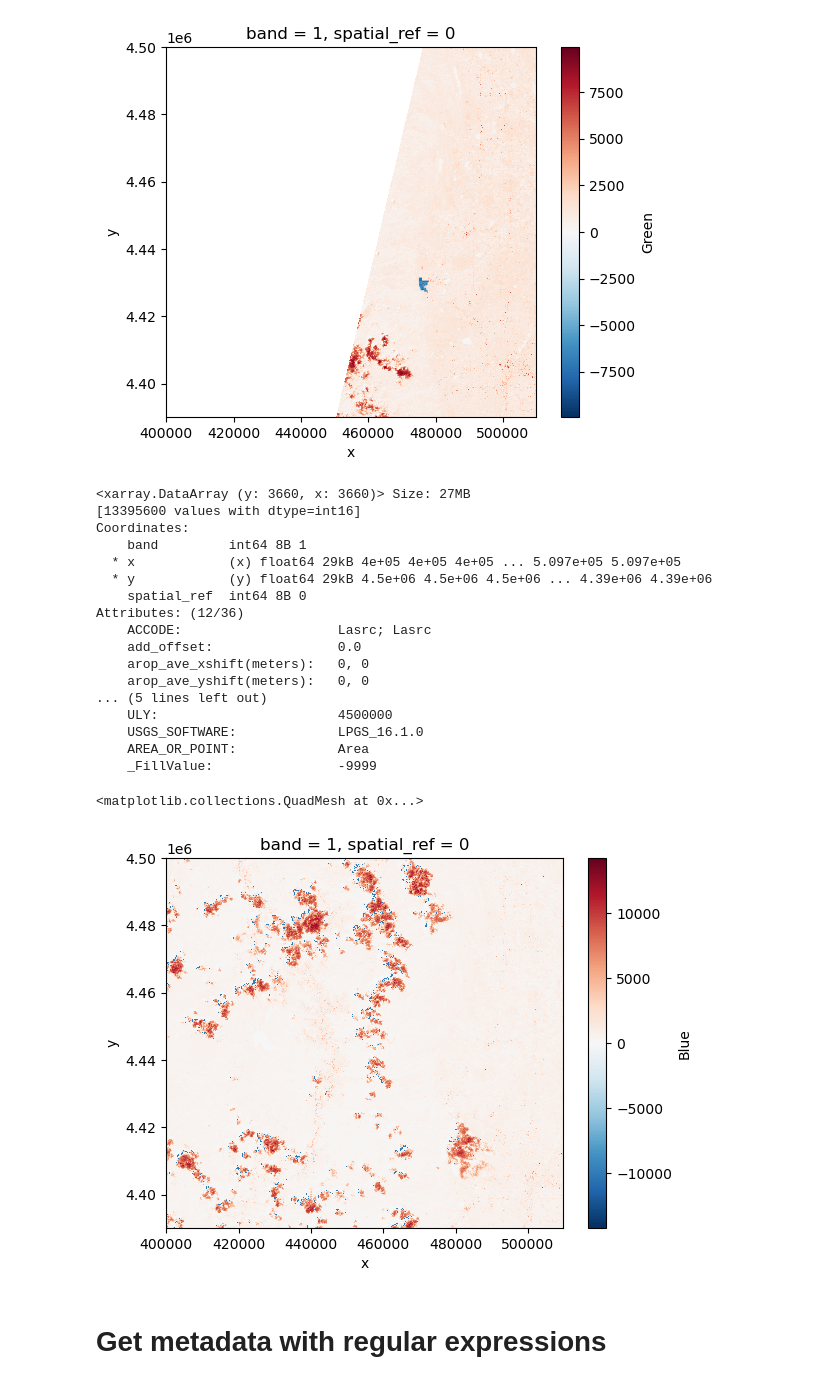
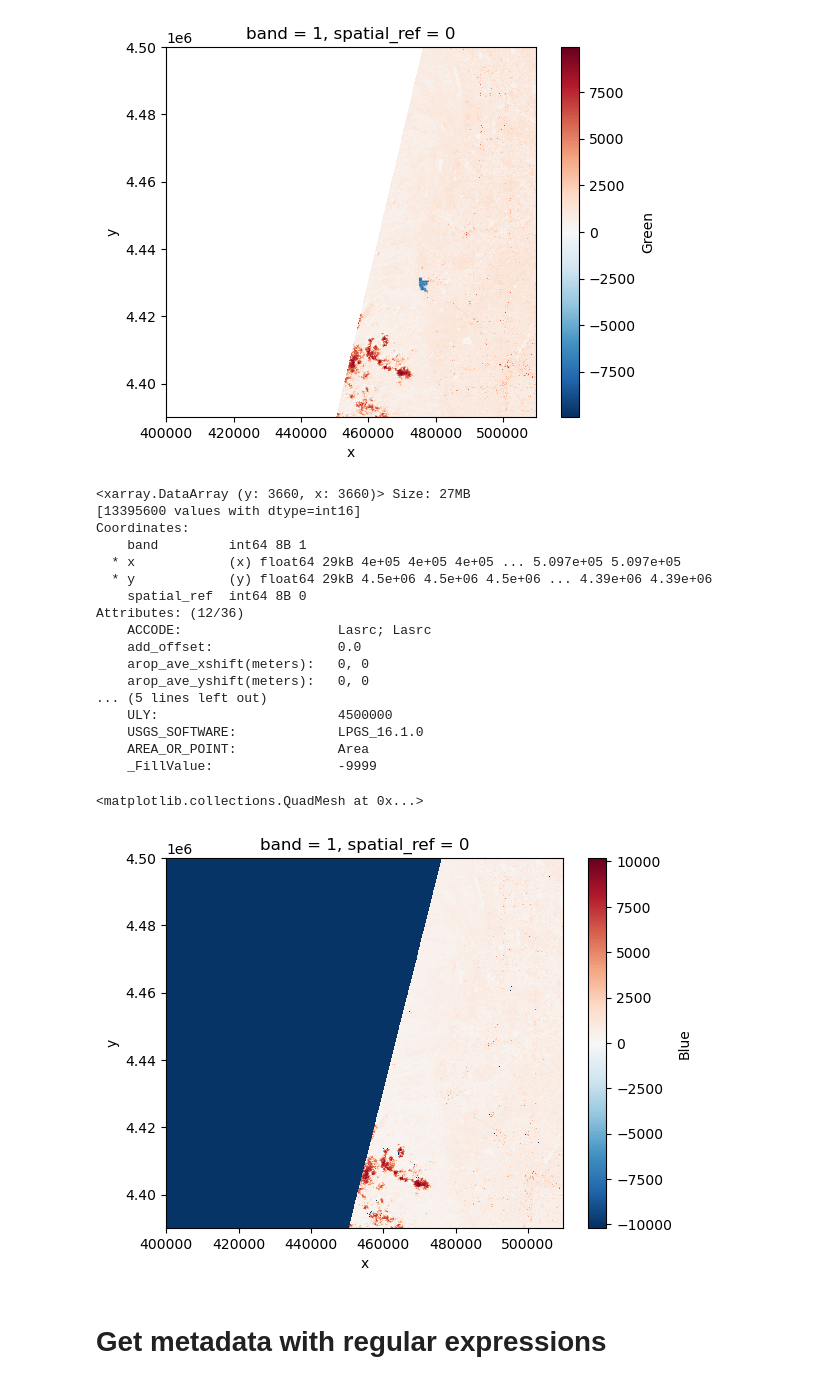
Before and after one commit to earthlab-education/fundamentals-04-redlining-hanried, a Jupyter notebook: notebooks/boulder-redlining.ipynb, the cells around one changed output. Cells and saved outputs as stored; diff of their text form; code cells hidden in the pictures.

Commit message:
tried to get my boulder_das to plot

```diff
--- a/notebooks/boulder-redlining.ipynb
+++ b/notebooks/boulder-redlining.ipynb
@@ -245,29 +245,30 @@ bld_redlining_gdf.to_crs(green_da.rio.crs).plot(ax = plt.gca())
 [figure]
 # %%
 # Import one tile of blue data, which is the B02 file
-blue_da = rxr.open_rasterio(boulder_files[19]).squeeze()
+blue_da = rxr.open_rasterio(boulder_files[13]).squeeze()
 display(blue_da)
 blue_da.plot()
+#bld_redlining_gdf.to_crs(blue_da.rio.crs).plot(ax = plt.gca())
 # %% [output]
 <xarray.DataArray (y: 3660, x: 3660)> Size: 27MB
 [13395600 values with dtype=int16]
 Coordinates:
     band         int64 8B 1
   * x            (x) float64 29kB 4e+05 4e+05 4e+05 ... 5.097e+05 5.097e+05
   * y            (y) float64 29kB 4.5e+06 4.5e+06 4.5e+06 ... 4.39e+06 4.39e+06
     spatial_ref  int64 8B 0
 Attributes: (12/36)
     ACCODE:                    Lasrc; Lasrc
     add_offset:                0.0
     arop_ave_xshift(meters):   0, 0
     arop_ave_yshift(meters):   0, 0
 ... (5 lines left out)
     ULY:                       4500000
     USGS_SOFTWARE:             LPGS_16.1.0
     AREA_OR_POINT:             Area
     _FillValue:                -9999
 <matplotlib.collections.QuadMesh at 0x...>
-[figure, old version]
+[figure, new version]
 # %% [markdown]
 # Get metadata with regular expressions
 # %%
```
Also changed, not shown: parts of 8 cells of this notebook, 1 other file.
